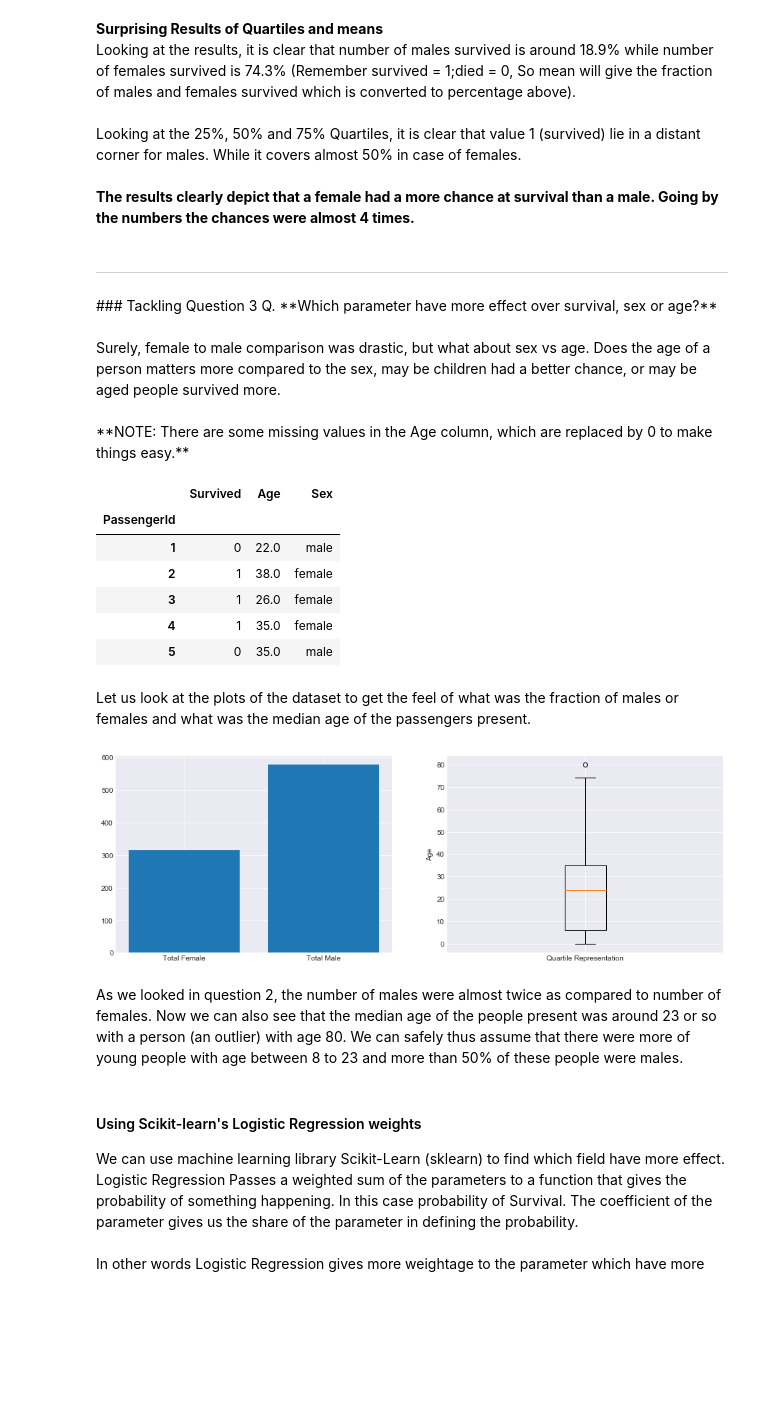
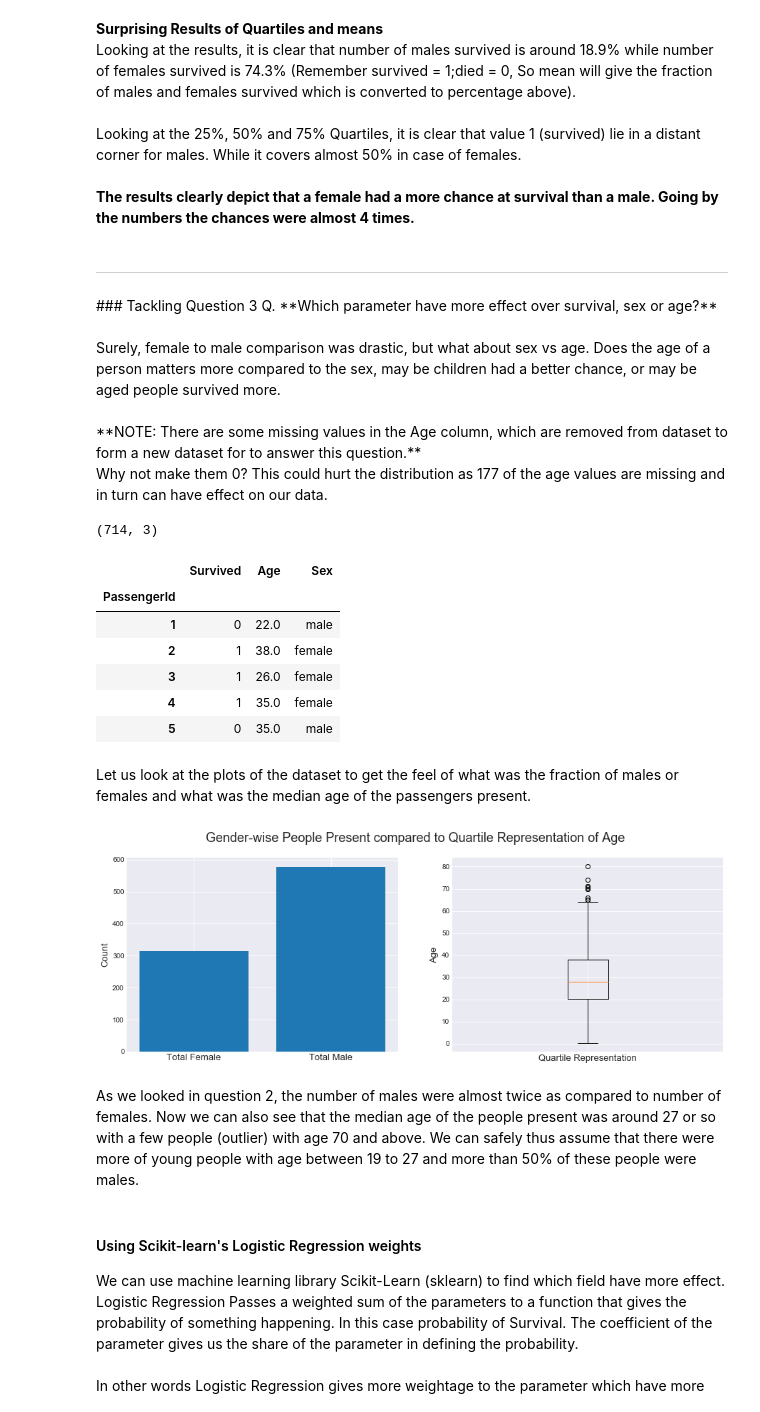
Before and after one commit to piyush2896/Investigate-a-dataset, a Jupyter notebook: Analysis of titanic Dataset.ipynb, the cells around one changed output. Saved outputs shown, nothing was run; the diff lists cells and outputs as text; code cells hidden in the pictures; blank space fills up the shorter version.

```diff
--- a/Analysis of titanic Dataset.ipynb
+++ b/Analysis of titanic Dataset.ipynb
@@ -289,18 +291,21 @@ Q. **Which parameter have more effect over survival, sex or age?**
 Surely, female to male comparison was drastic, but what about sex vs age. Does the age of a person matters more compared to the sex, may be children had a better chance, or may be aged people survived more.
 <br/>
 <br/>
-**NOTE: There are some missing values in the Age column, which are replaced by 0 to make things easy.**
+**NOTE: There are some missing values in the Age column, which are removed from dataset to form a new dataset for to answer this question.**<br/>
+Why not make them 0? This could hurt the distribution as 177 of the age values are missing and in turn can have effect on our data.
 # %%
 # Extract Age and Sex data with Survival Results
 age_vs_sex_data = data[["Survived", "Age", "Sex"]]
-# Convert all NaNs to 0
-age_vs_sex_data = age_vs_sex_data.fillna(0)
+# remove NaN values
+age_vs_sex_data = age_vs_sex_data.dropna()
 
+print(age_vs_sex_data.shape)
 # Convert to Numpy matrix
 age_vs_sex_arr = age_vs_sex_data.as_matrix()
 # first 5 rows of data
 age_vs_sex_data.head()
 # %% [output]
+(714, 3)
 |  | Survived | Age | Sex |
 | PassengerId |  |  |  |
 | 1 | 0 | 22.0 | male |
@@ -312,22 +317,24 @@ age_vs_sex_data.head()
 Let us look at the plots of the dataset to get the feel of what was the fraction of males or females and what was the median age of the passengers present.
 # %%
 plt.figure(1, figsize=(15, 5))
+plt.suptitle("Gender-wise People Present compared to Quartile Representation of Age", fontsize=18)
 
 plt.subplot(121)
+plt.ylabel("Count", fontsize=13)
 plt.bar(d_keys_vals[2:], se[2:])
-plt.xticks(d_keys_vals[2:], se.index.values[2:])
+plt.xticks(d_keys_vals[2:], se.index.values[2:], fontsize=13)
 
 plt.subplot(122)
 plt.figure(1, figsize=(8, 5))
 plt.boxplot(age_vs_sex_arr[:, 1])
-plt.xticks([1], ["Quartile Representation"])
-plt.ylabel("Age")
+plt.xticks([1], ["Quartile Representation"], fontsize=13)
+plt.ylabel("Age", fontsize=13)
 
 plt.show()
 # %% [output]
-[figure, old version]
+[figure, new version]
 # %% [markdown]
-As we looked in question 2, the number of males were almost twice as compared to number of females. Now we can also see that the median age of the people present was around 23 or so with a person (an outlier) with age 80. We can safely thus assume that there were more of young people with age between 8 to 23 and more than 50% of these people were males.
+As we looked in question 2, the number of males were almost twice as compared to number of females. Now we can also see that the median age of the people present was around 27 or so with a few people (outlier) with age 70 and above. We can safely thus assume that there were more of young people with age between 19 to 27 and more than 50% of these people were males.
 # %% [markdown]
 #### Using Scikit-learn's Logistic Regression weights
 We can use machine learning library Scikit-Learn (sklearn) to find which field have more effect. <br/>
```
Also changed, not shown: parts of 6 cells of this notebook, 1 other file.
